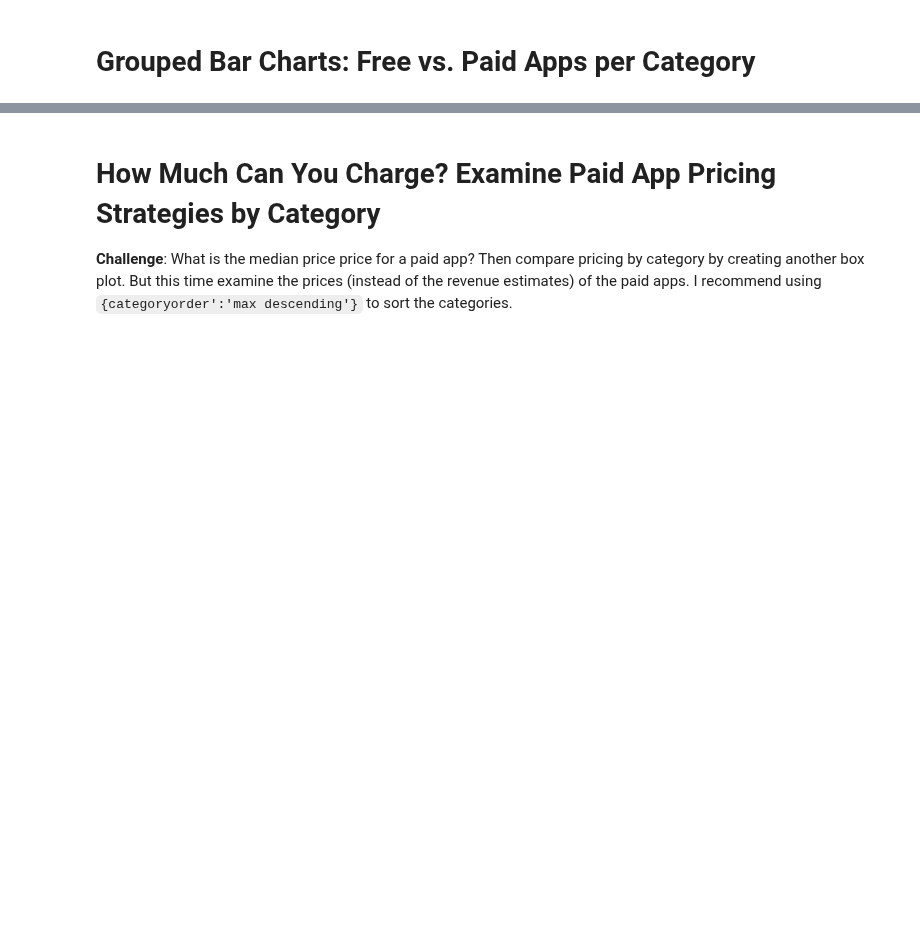
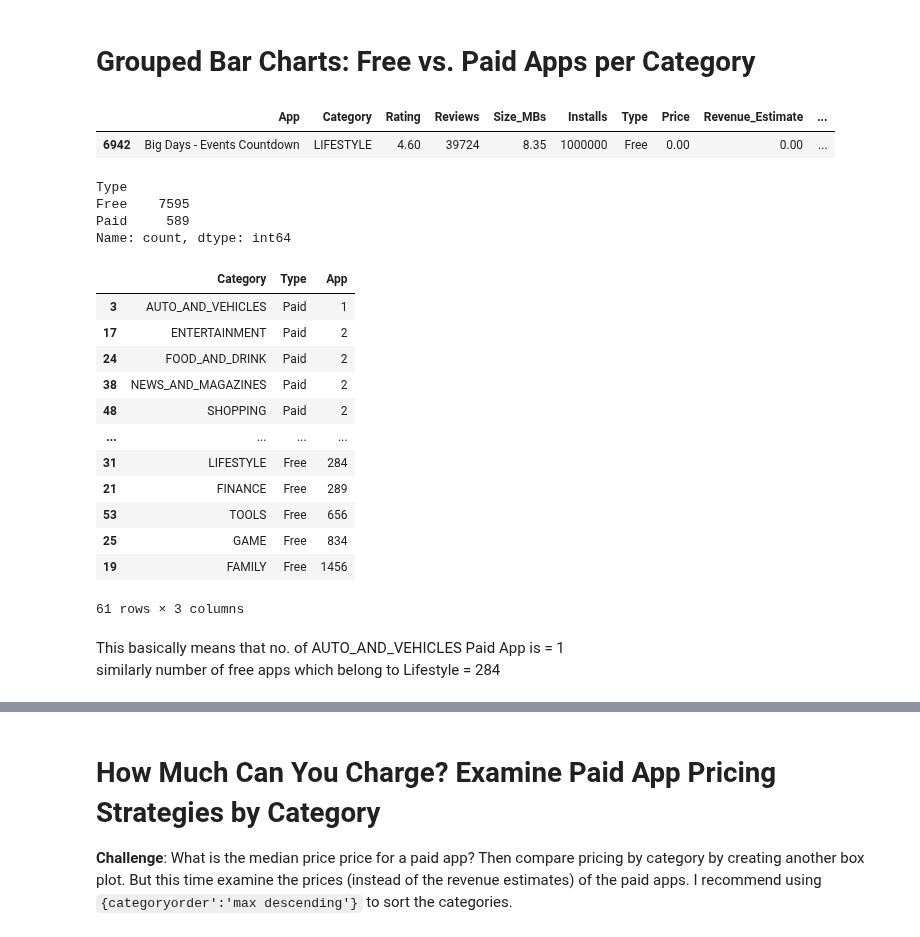
Before and after one commit to keshavpj1711/Python_100-Days, a Jupyter notebook: Advanced/76AnalyzingPlayStorePlotly/Google Play Store App Analytics (start).ipynb, the cells around one changed output, grey strips where cells are left out. Saved outputs shown, nothing was run; the diff lists cells and outputs as text; code cells hidden in the pictures; blank space fills up the shorter version.

Commit message:
creating a new dataframe by grouping by and aggregating

```diff
--- a/Advanced/76AnalyzingPlayStorePlotly/Google Play Store App Analytics (start).ipynb
+++ b/Advanced/76AnalyzingPlayStorePlotly/Google Play Store App Analytics (start).ipynb
@@ -502,6 +502,40 @@ bar.update_layout(xaxis_title = 'Genres', yaxis_title = 'No. of Apps', coloraxis
 bar.show()
 # %% [markdown]
 # Grouped Bar Charts: Free vs. Paid Apps per Category
+# %%
+df_apps_clean.sample()
+# %% [output]
+|  | App | Category | Rating | Reviews | Size_MBs | Installs | Type | Price | Revenue_Estimate | ... |
+| 6942 | Big Days - Events Countdown | LIFESTYLE | 4.60 | 39724 | 8.35 | 1000000 | Free | 0.00 | 0.00 | ... |
+# %%
+df_apps_clean.Type.value_counts()
+# %% [output]
+Type
+Free    7595
+Paid     589
+Name: count, dtype: int64
+# %%
+# Categories with paid or free
+free_paid_df = df_apps_clean.groupby(['Category', 'Type'], as_index=False).agg({'App': pd.Series.count})
+# as_index=False ensures that the group keys ("Category" and "Type") remain as columns instead of becoming index
+free_paid_df.sort_values('App', ascending=True)
+# %% [output]
+|  | Category | Type | App |
+| 3 | AUTO_AND_VEHICLES | Paid | 1 |
+| 17 | ENTERTAINMENT | Paid | 2 |
+| 24 | FOOD_AND_DRINK | Paid | 2 |
+| 38 | NEWS_AND_MAGAZINES | Paid | 2 |
+| 48 | SHOPPING | Paid | 2 |
+| ... | ... | ... | ... |
+| 31 | LIFESTYLE | Free | 284 |
+| 21 | FINANCE | Free | 289 |
+| 53 | TOOLS | Free | 656 |
+| 25 | GAME | Free | 834 |
+| 19 | FAMILY | Free | 1456 |
+61 rows × 3 columns
+# %% [markdown]
+This basically means that no. of AUTO_AND_VEHICLES Paid App is = 1\
+similarly number of free apps which belong to Lifestyle = 284
 # %% [markdown]
 **Challenge**: Use the plotly express bar [chart examples](https://plotly.com/python/bar-charts/#bar-chart-with-sorted-or-ordered-categories) and the [.bar() API reference](https://plotly.com/python-api-reference/generated/plotly.express.bar.html#plotly.express.bar) to create this bar chart:
 
```
